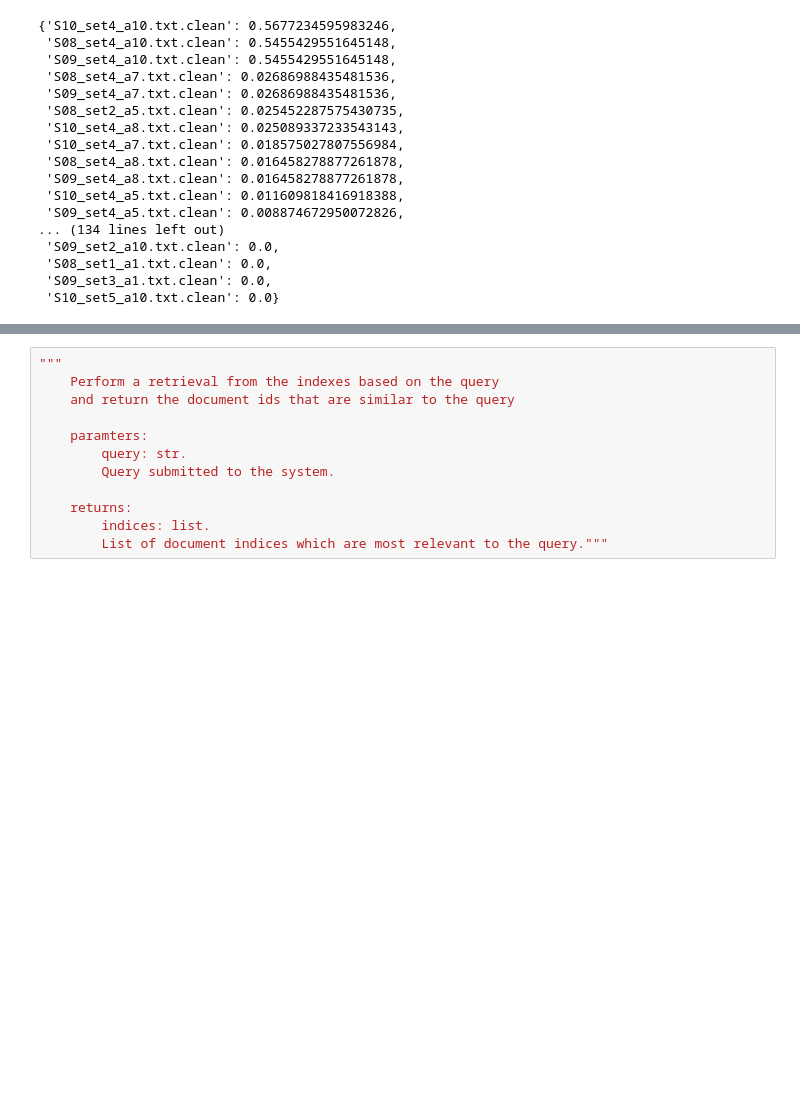
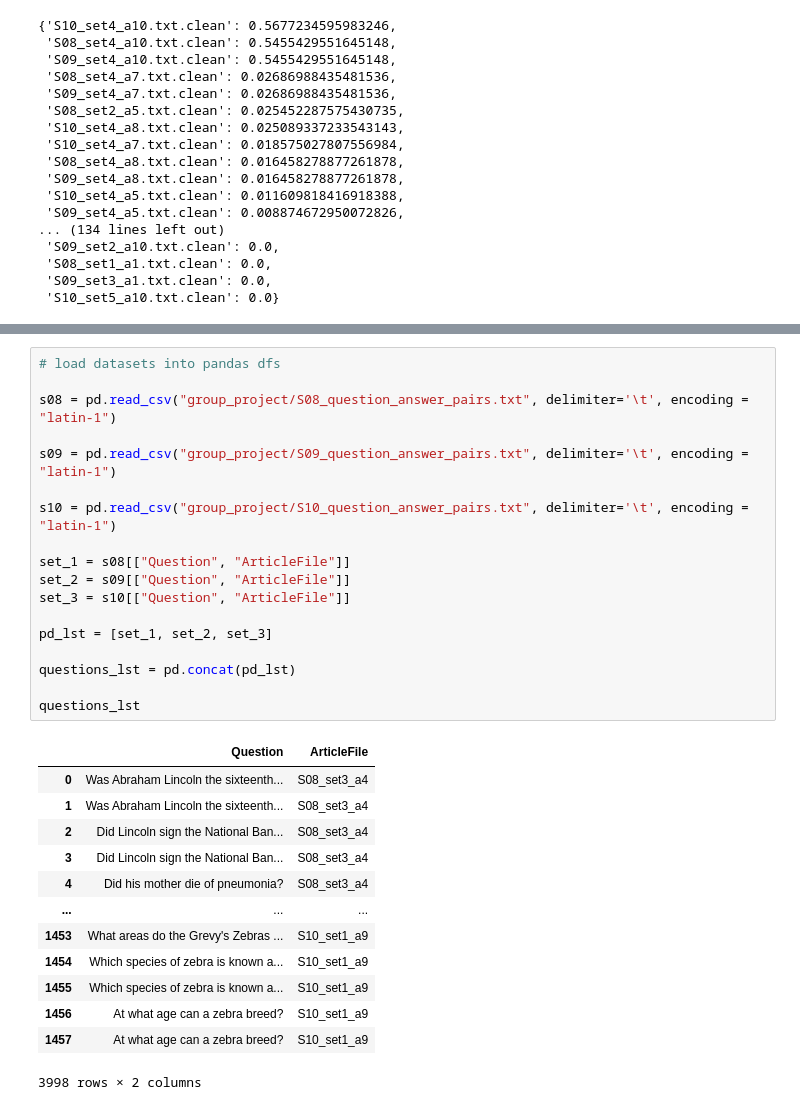
Before and after one commit to ginawelsh/RAGTinyLlama, a Jupyter notebook: baseline_tf_idf.ipynb, the cells around one changed output, grey strips where cells are left out. Saved outputs shown, nothing was run; the diff lists cells and outputs as text; blank space fills up the shorter version.

Commit message:
add evaluation question article pairs

```diff
--- a/baseline_tf_idf.ipynb
+++ b/baseline_tf_idf.ipynb
@@ -361,12 +381,32 @@ for doc in top_10_cosines:
-# %%
-"""
-    Perform a retrieval from the indexes based on the query
-    and return the document ids that are similar to the query
-
-    paramters:
-        query: str.
-        Query submitted to the system.
-
-    returns:
-        indices: list.
-        List of document indices which are most relevant to the query."""
+# %%
+# load datasets into pandas dfs
+
+s08 = pd.read_csv("group_project/S08_question_answer_pairs.txt", delimiter='\t', encoding = "latin-1")
+
+s09 = pd.read_csv("group_project/S09_question_answer_pairs.txt", delimiter='\t', encoding = "latin-1")
+
+s10 = pd.read_csv("group_project/S10_question_answer_pairs.txt", delimiter='\t', encoding = "latin-1")
+
+set_1 = s08[["Question", "ArticleFile"]]
+set_2 = s09[["Question", "ArticleFile"]]
+set_3 = s10[["Question", "ArticleFile"]]
+
+pd_lst = [set_1, set_2, set_3]
+
+questions_lst = pd.concat(pd_lst)
+
+questions_lst
+# %% [output]
+|  | Question | ArticleFile |
+| 0 | Was Abraham Lincoln the sixteenth... | S08_set3_a4 |
+| 1 | Was Abraham Lincoln the sixteenth... | S08_set3_a4 |
+| 2 | Did Lincoln sign the National Ban... | S08_set3_a4 |
+| 3 | Did Lincoln sign the National Ban... | S08_set3_a4 |
+| 4 | Did his mother die of pneumonia? | S08_set3_a4 |
+| ... | ... | ... |
+| 1453 | What areas do the Grevy's Zebras ... | S10_set1_a9 |
+| 1454 | Which species of zebra is known a... | S10_set1_a9 |
+| 1455 | Which species of zebra is known a... | S10_set1_a9 |
+| 1456 | At what age can a zebra breed? | S10_set1_a9 |
+| 1457 | At what age can a zebra breed? | S10_set1_a9 |
+3998 rows × 2 columns
```
Also changed, not shown: parts of 6 cells of this notebook.
